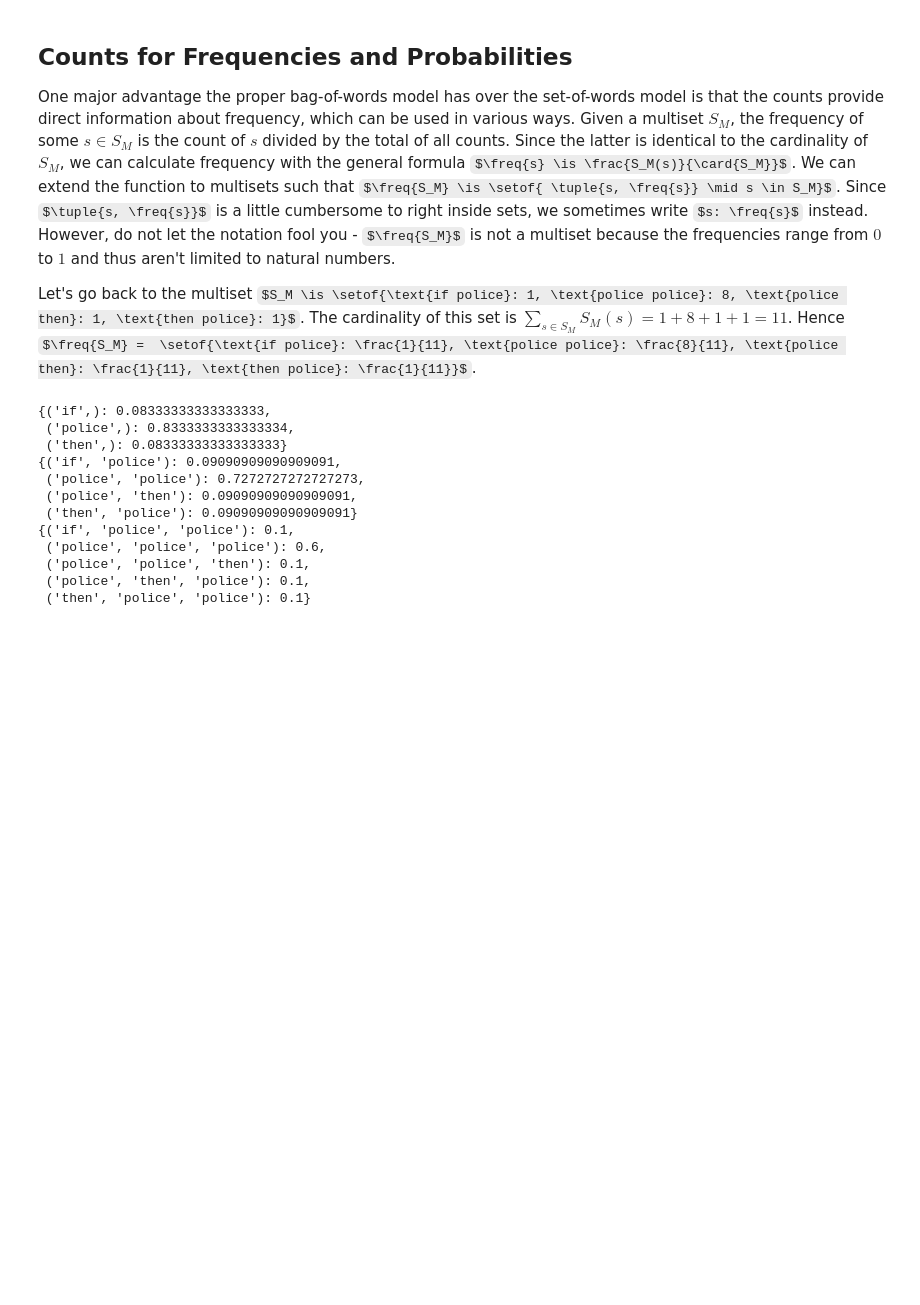
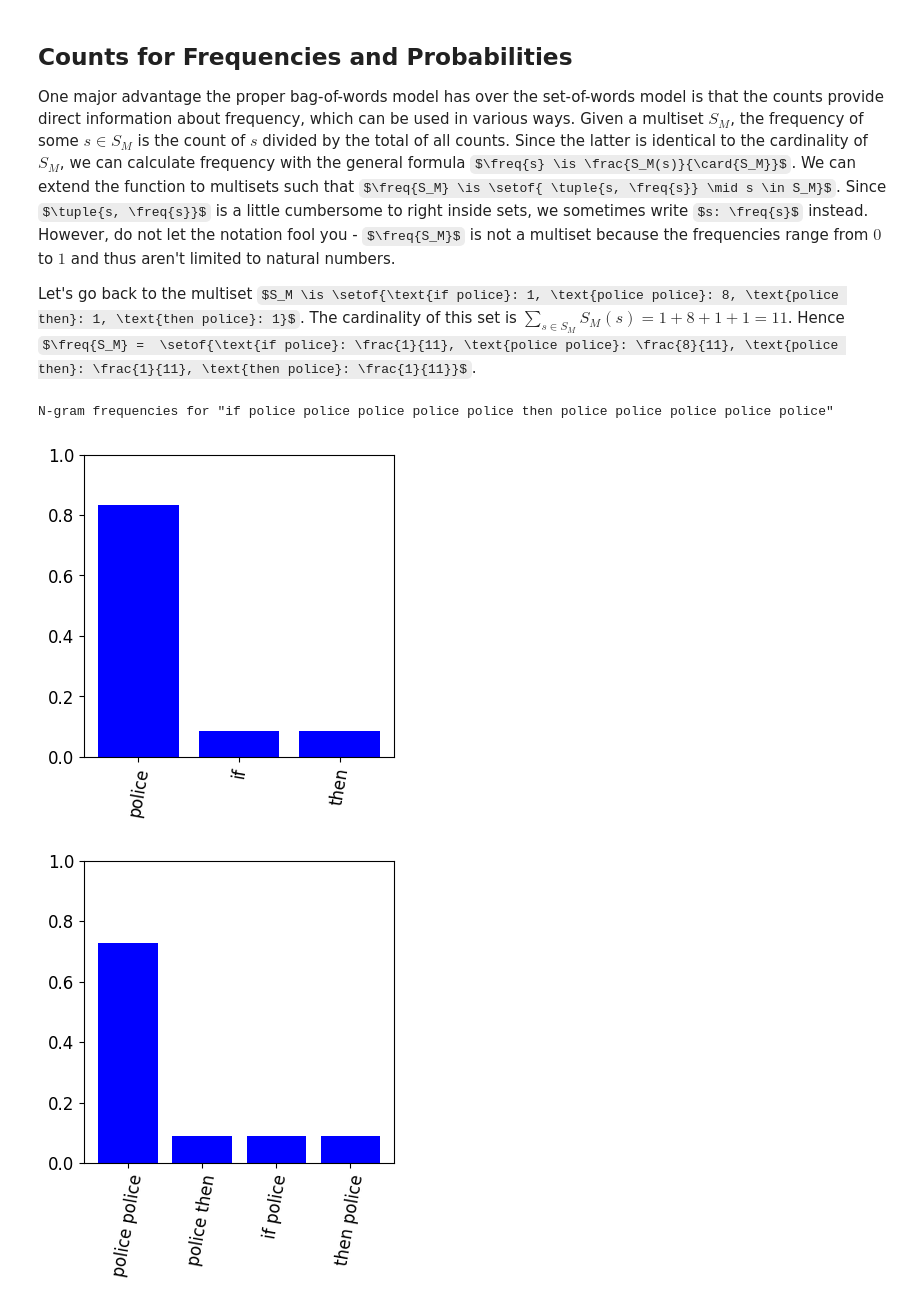
Before and after one commit to StonyBrook-Lin539-F17/main, a Jupyter notebook: notebooks/02_foundations/06_app_bagofwords_part2/app_bagofwords.ipynb, the cells around one changed output. Cells and saved outputs as stored; diff of their text form; code cells hidden in the pictures; some formulas as TeX source; blank space fills up the shorter version.

```diff
--- a/notebooks/02_foundations/06_app_bagofwords_part2/app_bagofwords.ipynb
+++ b/notebooks/02_foundations/06_app_bagofwords_part2/app_bagofwords.ipynb
@@ -163,34 +163,33 @@ $S_M \is \setof{\text{if police}: 1, \text{police police}: 8, \text{police then}
 The cardinality of this set is $\sum_{s \in S_M} S_M(s) = 1 + 8 + 1 + 1 = 11$.
 Hence $\freq{S_M} =  \setof{\text{if police}: \frac{1}{11}, \text{police police}: \frac{8}{11}, \text{police then}: \frac{1}{11}, \text{then police}: \frac{1}{11}}$.
 </div>
-# %%
-import matplotlib.pyplot as plt
-from pprint import pprint
-
-unigrams = ngram_multiset(sentence2, 1)
-bigrams = ngram_multiset(sentence2, 2)
-trigrams = ngram_multiset(sentence2, 3)
-
-for ngrams in [unigrams, bigrams, trigrams]:
-    total = sum(ngrams.values())
-    pprint({key: val/total for key, val in ngrams.items()})
-
-for ngrams in {1: unigrams, 2: bigrams, 3: trigrams}.items():
-    label = ngrams[0]
-    count = ngrams[1]
-    # plt.bar(list(count.keys()), count.values(), color='b')
-    # plt.txt(str(label)+"-gram")
-    # plt.show()
-# %% [output]
-{('if',): 0.08333333333333333,
- ('police',): 0.8333333333333334,
- ('then',): 0.08333333333333333}
-{('if', 'police'): 0.09090909090909091,
- ('police', 'police'): 0.7272727272727273,
- ('police', 'then'): 0.09090909090909091,
- ('then', 'police'): 0.09090909090909091}
-{('if', 'police', 'police'): 0.1,
- ('police', 'police', 'police'): 0.6,
- ('police', 'police', 'then'): 0.1,
- ('police', 'then', 'police'): 0.1,
- ('then', 'police', 'police'): 0.1}
+# %%
+import matplotlib.pyplot as plt
+
+print("N-gram frequencies for \"{}\"".format(" ".join(sentence2)))
+
+def freq_conversion(ngram_multiset):
+    total = sum(ngram_multiset.values())
+    return {" ".join(key): val/total for key, val in ngram_multiset.items()}
+
+def plotting_conversion(ngram_multiset):
+    return list(zip(*sorted(ngram_multiset.items(), key=lambda x: x[1], reverse=True)))
+
+unigrams = plotting_conversion(freq_conversion(ngram_multiset(sentence2, 1)))
+bigrams = plotting_conversion(freq_conversion(ngram_multiset(sentence2, 2)))
+trigrams = plotting_conversion(freq_conversion(ngram_multiset(sentence2, 3)))
+
+for ngrams in [unigrams, bigrams, trigrams]:
+    labels = ngrams[0]
+    data = ngrams[1]
+    plt.figure(figsize=(4,4), dpi=100)
+    plt.bar(range(len(data)), data, color='b')
+    plt.ylim((0,1))
+    plt.xticks(range(len(data)), labels, rotation=80)
+    plt.tick_params(axis='both', which='major', labelsize=12)
+    # plt.text(str(label)+"-gram")
+    plt.show()
+# %% [output]
+N-gram frequencies for "if police police police police police then police police police police police"
+[figure, added]
+[figure, added]
```
Also changed, not shown: parts of 3 cells of this notebook, 4 other files.
